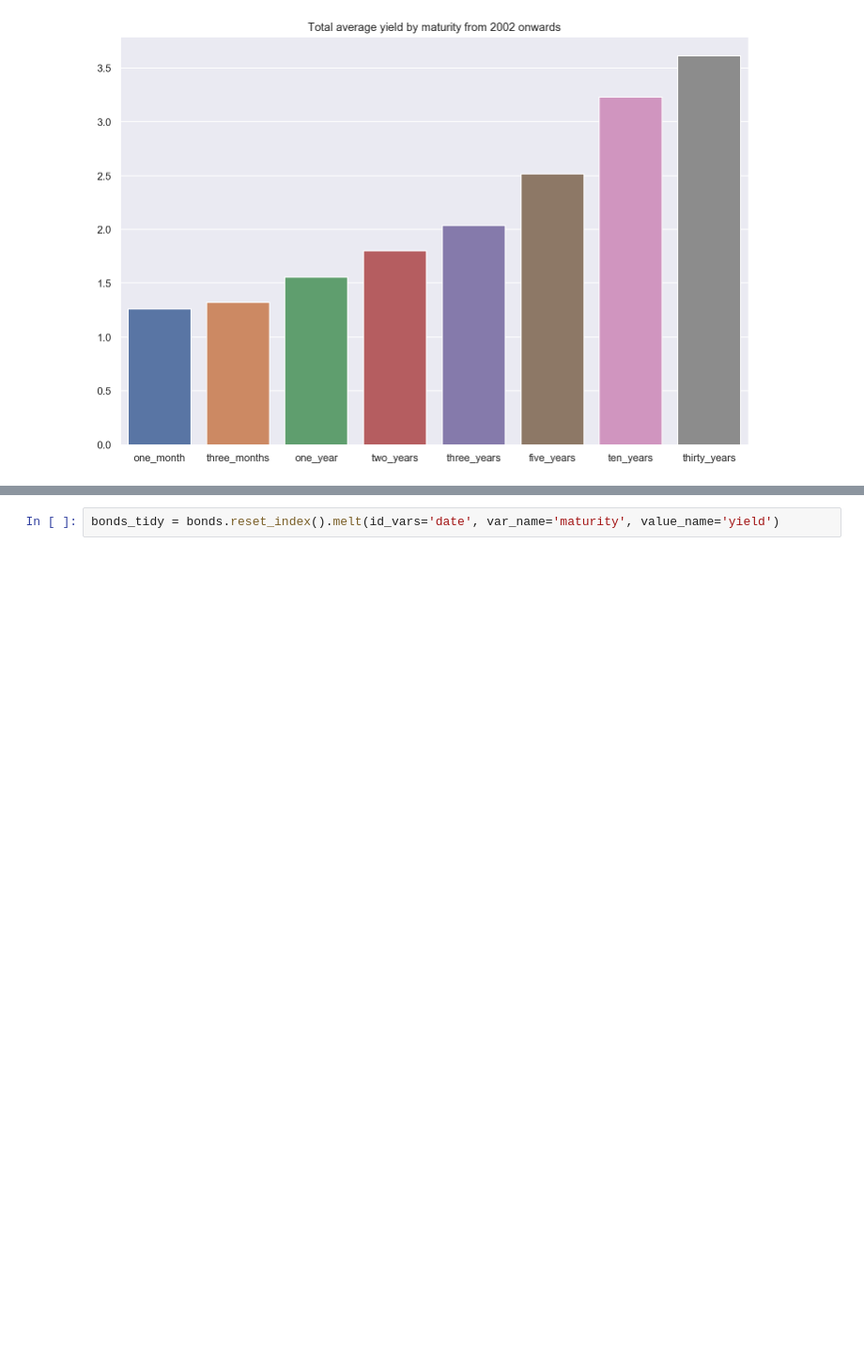
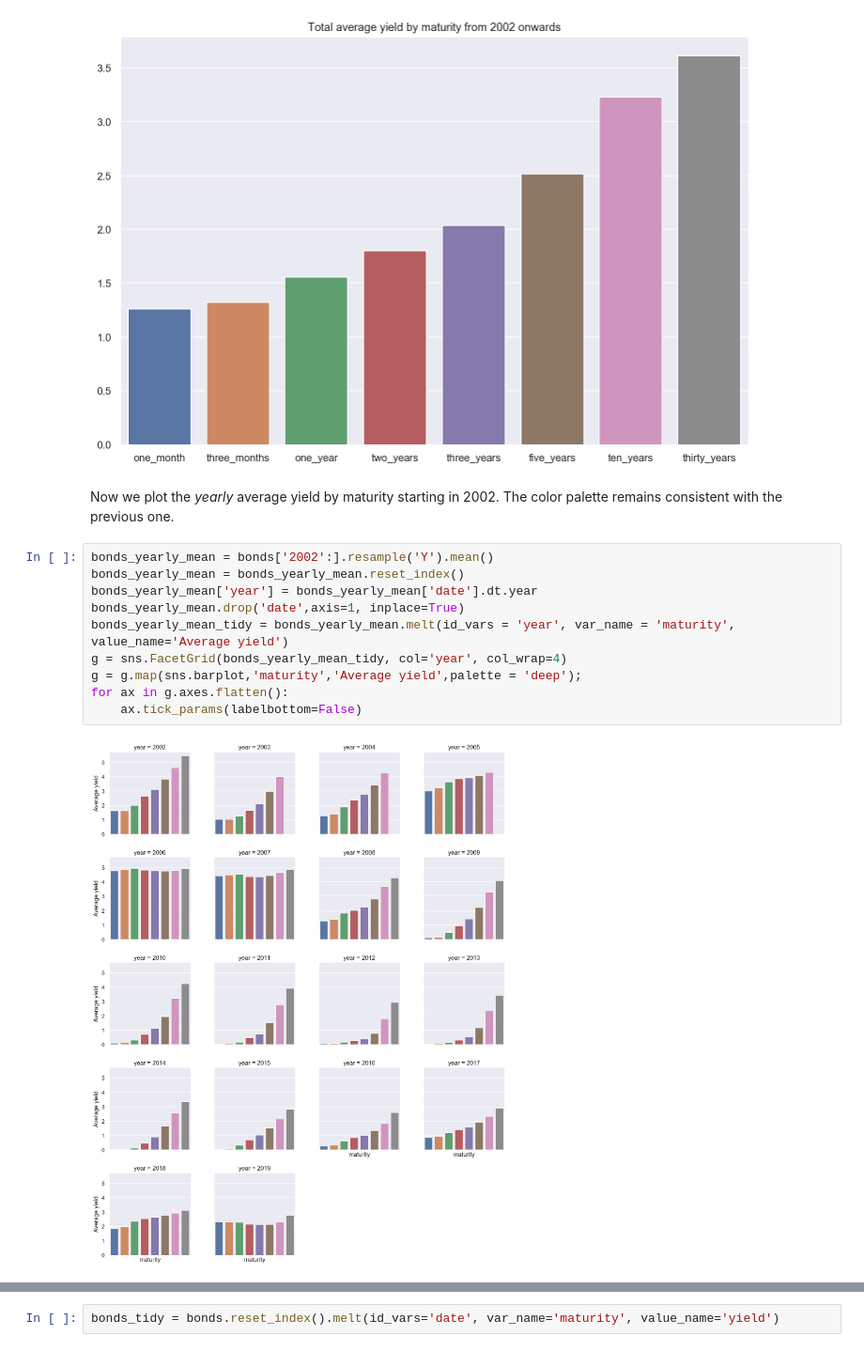
Before and after one commit to lambdaclass/finance_playground, a Jupyter notebook: notebooks/bonds/0.1-exploratory-analysis.ipynb, the cells around one changed output, grey strips where cells are left out. Shown at 94% size. Cells and saved outputs as stored; diff of their text form; blank space fills up the shorter version.

Commit message:
Added yearly average yield barplots

```diff
--- a/notebooks/bonds/0.1-exploratory-analysis.ipynb
+++ b/notebooks/bonds/0.1-exploratory-analysis.ipynb
@@ -92,4 +92,18 @@ sns.barplot(x=bonds_2002_onwards.mean().index,y=bonds_2002_onwards.mean().values
 plt.title('Total average yield by maturity from 2002 onwards');
 # %% [output]
 [figure]
+# %% [markdown]
+Now we plot the *yearly* average yield by maturity starting in 2002. The color palette remains consistent with the previous one.
+# %%
+bonds_yearly_mean = bonds['2002':].resample('Y').mean()
+bonds_yearly_mean = bonds_yearly_mean.reset_index()
+bonds_yearly_mean['year'] = bonds_yearly_mean['date'].dt.year
+bonds_yearly_mean.drop('date',axis=1, inplace=True)
+bonds_yearly_mean_tidy = bonds_yearly_mean.melt(id_vars = 'year', var_name = 'maturity', value_name='Average yield')
+g = sns.FacetGrid(bonds_yearly_mean_tidy, col='year', col_wrap=4)
+g = g.map(sns.barplot,'maturity','Average yield',palette = 'deep');
+for ax in g.axes.flatten():
+    ax.tick_params(labelbottom=False)
+# %% [output]
+[figure, added]
 # %% [markdown]
```
Also changed, not shown: parts of 1 cell of this notebook.
